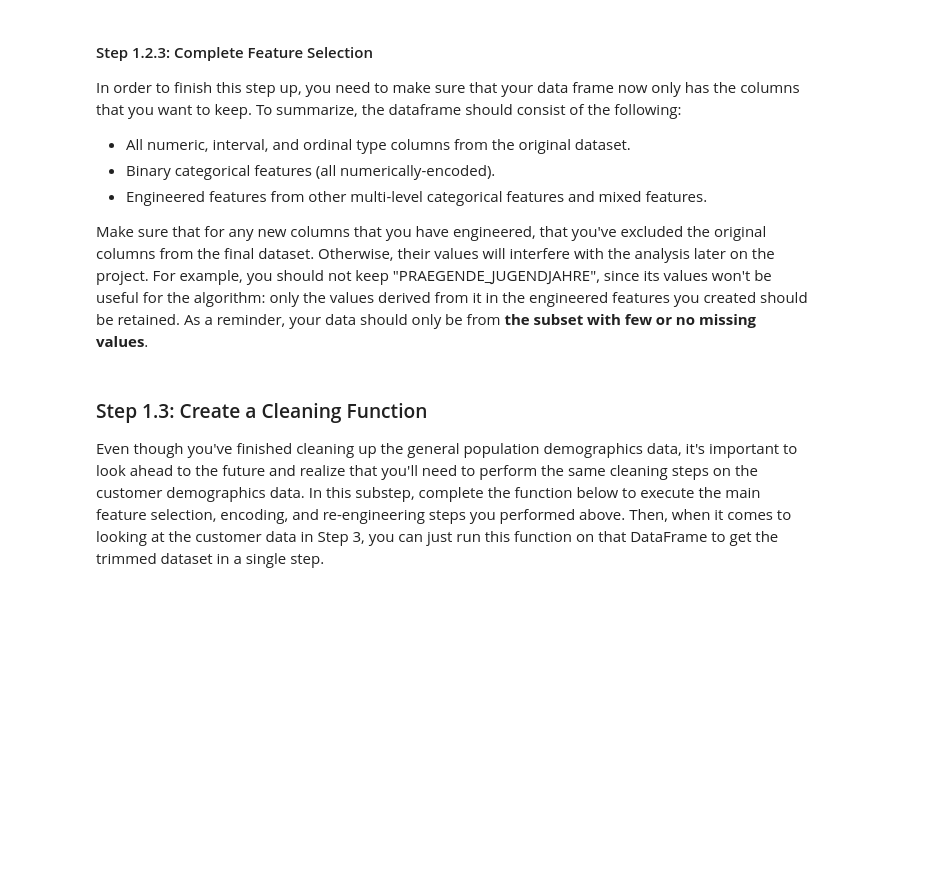
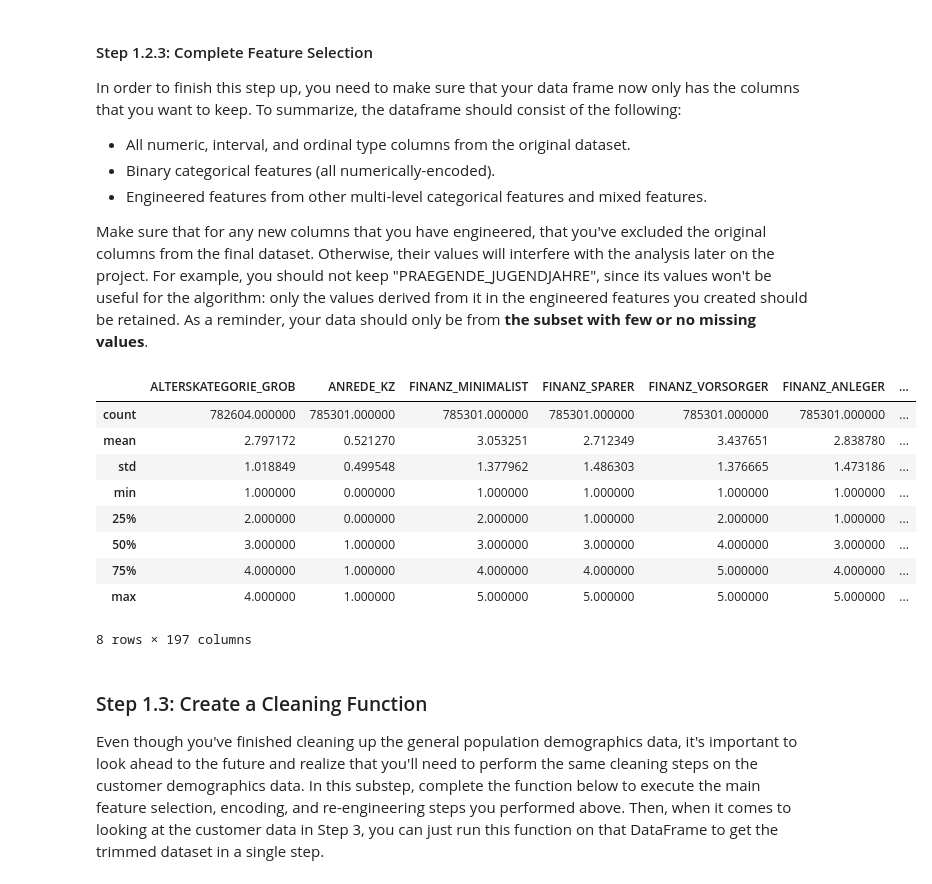
Before and after one commit to malmusfer/Identify_Customer_Segments, a Jupyter notebook: Identify_Customer_Segments.ipynb, the cells around one changed output. Drawn from its saved outputs; the diff is of its cells as text; code cells hidden in the pictures; blank space fills up the shorter version.

```diff
--- a/Identify_Customer_Segments.ipynb
+++ b/Identify_Customer_Segments.ipynb
@@ -454,0 +522,37 @@ Be sure to check `Data_Dictionary.md` for the details needed to finish these tas
+# %%
+# Map Wealth
+wealth = {0: ['11', '12', '13', '14', '15'],
+            1: ['21', '22', '23', '24', '25'],
+            2: ['31', '32', '33', '34', '35'],
+            3: ['41', '42', '43', '44', '45'],
+            4: ['51', '52', '53', '54', '55']}
+
+def map_wealth(x):
+    try:
+        for key, array in wealth.items():
+            if x in array:
+                return key
+    except ValueError:
+        return np.nan
+# %%
+# Map Life Stage Typology
+life = {0: ['11', '21', '31', '41', '51'],
+            1: ['12', '22', '32', '42', '52'],
+            2: ['13', '23', '33', '43', '53'],
+            3: ['14', '24', '34', '44', '54'],
+            4: ['15', '25', '35', '45', '55']}
+
+def map_life(x):
+    try:
+        for key, array in life.items():
+            if x in array:
+                return key
+    except ValueError:
+        return np.nan
+# %%
+# apply the two function to create a new columns
+azdias['wealth'] = azdias['CAMEO_INTL_2015'].apply(map_wealth)
+azdias['life_stage_typology,'] = azdias['CAMEO_INTL_2015'].apply(map_life)
+# %%
+# Drop two original columns
+azdias = azdias.drop(['PRAEGENDE_JUGENDJAHRE', 'CAMEO_INTL_2015'], axis=1)
@@ -467,6 +575,19 @@ Make sure that for any new columns that you have engineered, that you've exclude
 # %%
 # Do whatever you need to in order to ensure that the dataframe only contains
 # the columns that should be passed to the algorithm functions.
+# %%
+azdias.describe()
+# %% [output]
+|  | ALTERSKATEGORIE_GROB | ANREDE_KZ | FINANZ_MINIMALIST | FINANZ_SPARER | FINANZ_VORSORGER | FINANZ_ANLEGER | ... |
+| count | 782604.000000 | 785301.000000 | 785301.000000 | 785301.000000 | 785301.000000 | 785301.000000 | ... |
+| mean | 2.797172 | 0.521270 | 3.053251 | 2.712349 | 3.437651 | 2.838780 | ... |
+| std | 1.018849 | 0.499548 | 1.377962 | 1.486303 | 1.376665 | 1.473186 | ... |
+| min | 1.000000 | 0.000000 | 1.000000 | 1.000000 | 1.000000 | 1.000000 | ... |
+| 25% | 2.000000 | 0.000000 | 2.000000 | 1.000000 | 2.000000 | 1.000000 | ... |
+| 50% | 3.000000 | 1.000000 | 3.000000 | 3.000000 | 4.000000 | 3.000000 | ... |
+| 75% | 4.000000 | 1.000000 | 4.000000 | 4.000000 | 5.000000 | 4.000000 | ... |
+| max | 4.000000 | 1.000000 | 5.000000 | 5.000000 | 5.000000 | 5.000000 | ... |
+8 rows × 197 columns
 # %% [markdown]
 ### Step 1.3: Create a Cleaning Function
 
```
Also changed, not shown: parts of 15 cells of this notebook.
